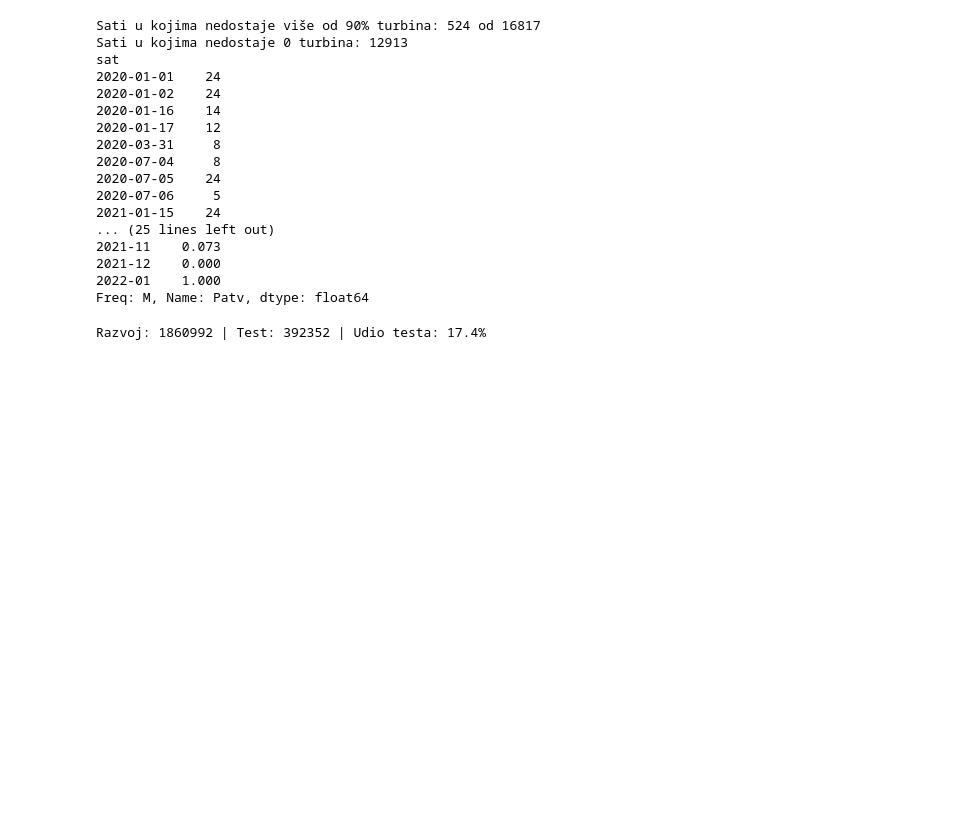
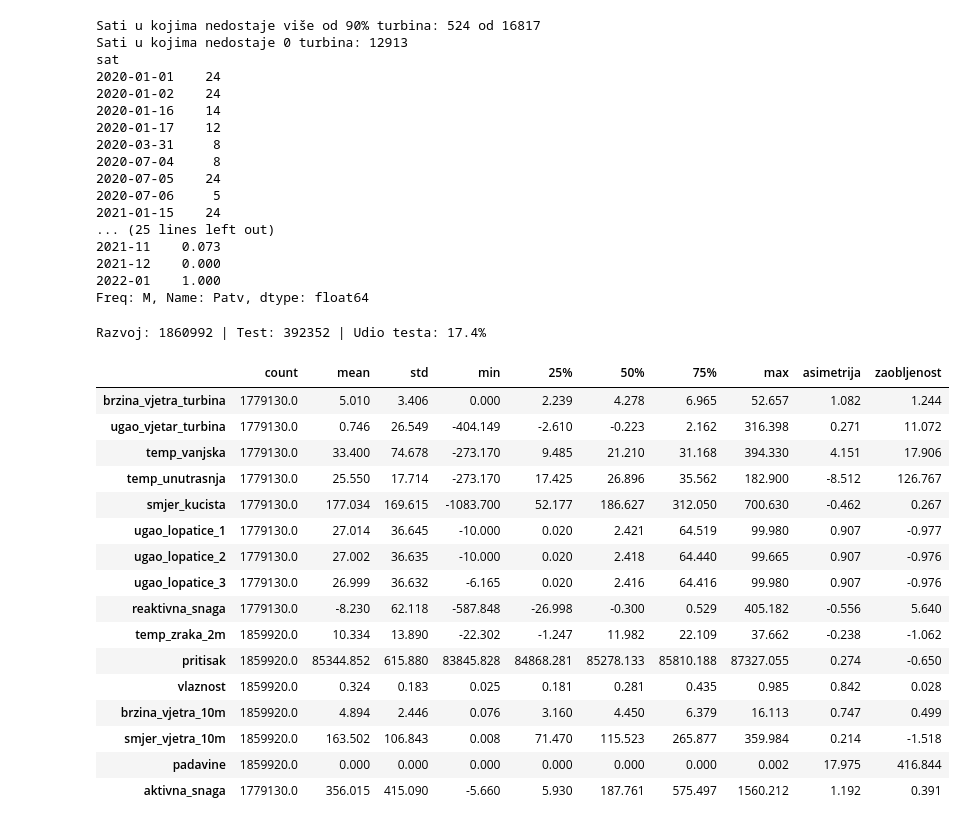
Before and after one commit to mehocatic/ml_practice, a Jupyter notebook: projekat.ipynb, the cells around one changed output. Saved outputs shown, nothing was run; the diff lists cells and outputs as text; code cells hidden in the pictures; blank space fills up the shorter version.

```diff
--- a/projekat.ipynb
+++ b/projekat.ipynb
@@ -222,3 +222,42 @@ razvoj.to_parquet("razvoj.parquet")
 test.to_parquet("test_ne_diraj.parquet")
 # %% [output]
 Razvoj: 1860992 | Test: 392352 | Udio testa: 17.4%
+# %%
+nazivi = {
+    "TurbID": "turbina_id", "sat": "sat",
+    "Wspd": "brzina_vjetra_turbina", "Wdir": "ugao_vjetar_turbina",
+    "Etmp": "temp_vanjska", "Itmp": "temp_unutrasnja",
+    "Ndir": "smjer_kucista",
+    "Pab1": "ugao_lopatice_1", "Pab2": "ugao_lopatice_2", "Pab3": "ugao_lopatice_3",
+    "Prtv": "reaktivna_snaga",
+    "T2m": "temp_zraka_2m", "Sp": "pritisak", "RelH": "vlaznost",
+    "Wspd_w": "brzina_vjetra_10m", "Wdir_w": "smjer_vjetra_10m",
+    "Tp": "padavine", "Patv": "aktivna_snaga",
+}
+razvoj = razvoj.rename(columns=nazivi)
+test = test.rename(columns=nazivi)   # ista imena, ali test ne analiziramo
+
+# Opisna statistika samo na razvojnom skupu
+brojcane = razvoj.drop(columns=["turbina_id", "sat"])
+stat = brojcane.describe().T            # count, mean, std, min, 25%, 50%, 75%, max
+stat["asimetrija"] = brojcane.skew()
+stat["zaobljenost"] = brojcane.kurt()
+stat.round(3)
+# %% [output]
+|  | count | mean | std | min | 25% | 50% | 75% | max | asimetrija | zaobljenost |
+| brzina_vjetra_turbina | 1779130.0 | 5.010 | 3.406 | 0.000 | 2.239 | 4.278 | 6.965 | 52.657 | 1.082 | 1.244 |
+| ugao_vjetar_turbina | 1779130.0 | 0.746 | 26.549 | -404.149 | -2.610 | -0.223 | 2.162 | 316.398 | 0.271 | 11.072 |
+| temp_vanjska | 1779130.0 | 33.400 | 74.678 | -273.170 | 9.485 | 21.210 | 31.168 | 394.330 | 4.151 | 17.906 |
+| temp_unutrasnja | 1779130.0 | 25.550 | 17.714 | -273.170 | 17.425 | 26.896 | 35.562 | 182.900 | -8.512 | 126.767 |
+| smjer_kucista | 1779130.0 | 177.034 | 169.615 | -1083.700 | 52.177 | 186.627 | 312.050 | 700.630 | -0.462 | 0.267 |
+| ugao_lopatice_1 | 1779130.0 | 27.014 | 36.645 | -10.000 | 0.020 | 2.421 | 64.519 | 99.980 | 0.907 | -0.977 |
+| ugao_lopatice_2 | 1779130.0 | 27.002 | 36.635 | -10.000 | 0.020 | 2.418 | 64.440 | 99.665 | 0.907 | -0.976 |
+| ugao_lopatice_3 | 1779130.0 | 26.999 | 36.632 | -6.165 | 0.020 | 2.416 | 64.416 | 99.980 | 0.907 | -0.976 |
+| reaktivna_snaga | 1779130.0 | -8.230 | 62.118 | -587.848 | -26.998 | -0.300 | 0.529 | 405.182 | -0.556 | 5.640 |
+| temp_zraka_2m | 1859920.0 | 10.334 | 13.890 | -22.302 | -1.247 | 11.982 | 22.109 | 37.662 | -0.238 | -1.062 |
+| pritisak | 1859920.0 | 85344.852 | 615.880 | 83845.828 | 84868.281 | 85278.133 | 85810.188 | 87327.055 | 0.274 | -0.650 |
+| vlaznost | 1859920.0 | 0.324 | 0.183 | 0.025 | 0.181 | 0.281 | 0.435 | 0.985 | 0.842 | 0.028 |
+| brzina_vjetra_10m | 1859920.0 | 4.894 | 2.446 | 0.076 | 3.160 | 4.450 | 6.379 | 16.113 | 0.747 | 0.499 |
+| smjer_vjetra_10m | 1859920.0 | 163.502 | 106.843 | 0.008 | 71.470 | 115.523 | 265.877 | 359.984 | 0.214 | -1.518 |
+| padavine | 1859920.0 | 0.000 | 0.000 | 0.000 | 0.000 | 0.000 | 0.000 | 0.002 | 17.975 | 416.844 |
+| aktivna_snaga | 1779130.0 | 356.015 | 415.090 | -5.660 | 5.930 | 187.761 | 575.497 | 1560.212 | 1.192 | 0.391 |
```
Also changed, not shown: parts of 3 cells of this notebook.
